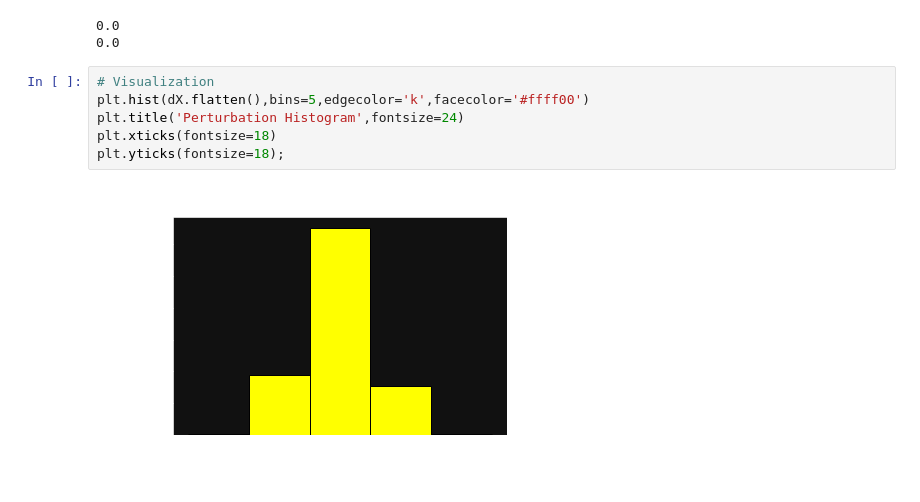
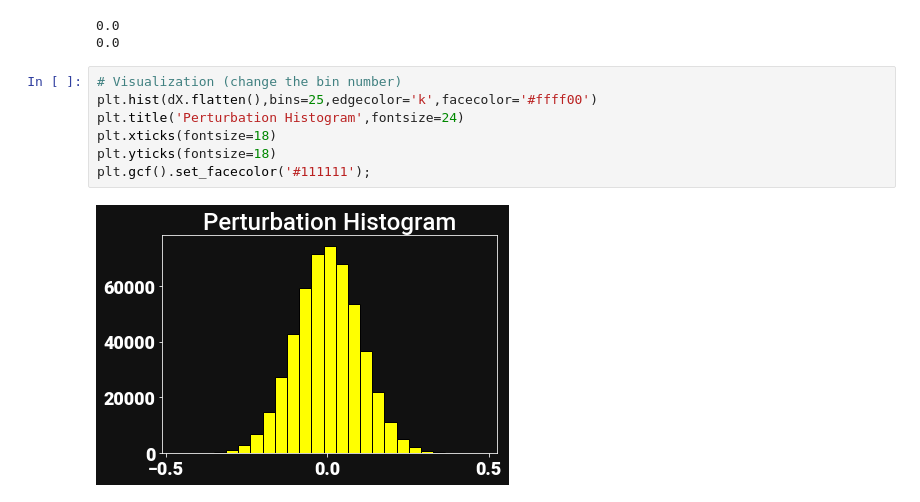
Before and after one commit to jyalim/RCworkshops, a Jupyter notebook: intro-python/stats/stats.ipynb, the cells around one changed output. Cells and saved outputs as stored; diff of their text form.

```diff
--- a/intro-python/stats/stats.ipynb
+++ b/intro-python/stats/stats.ipynb
@@ -165,10 +188,11 @@ print(abs(dX-dY).max())
 0.0
 0.0
 # %%
-# Visualization
-plt.hist(dX.flatten(),bins=5,edgecolor='k',facecolor='#ffff00')
+# Visualization (change the bin number)
+plt.hist(dX.flatten(),bins=25,edgecolor='k',facecolor='#ffff00')
 plt.title('Perturbation Histogram',fontsize=24)
 plt.xticks(fontsize=18)
-plt.yticks(fontsize=18);
+plt.yticks(fontsize=18)
+plt.gcf().set_facecolor('#111111');
 # %% [output]
-[figure, old version]
+[figure, new version]
```
Also changed, not shown: parts of 9 cells of this notebook.
